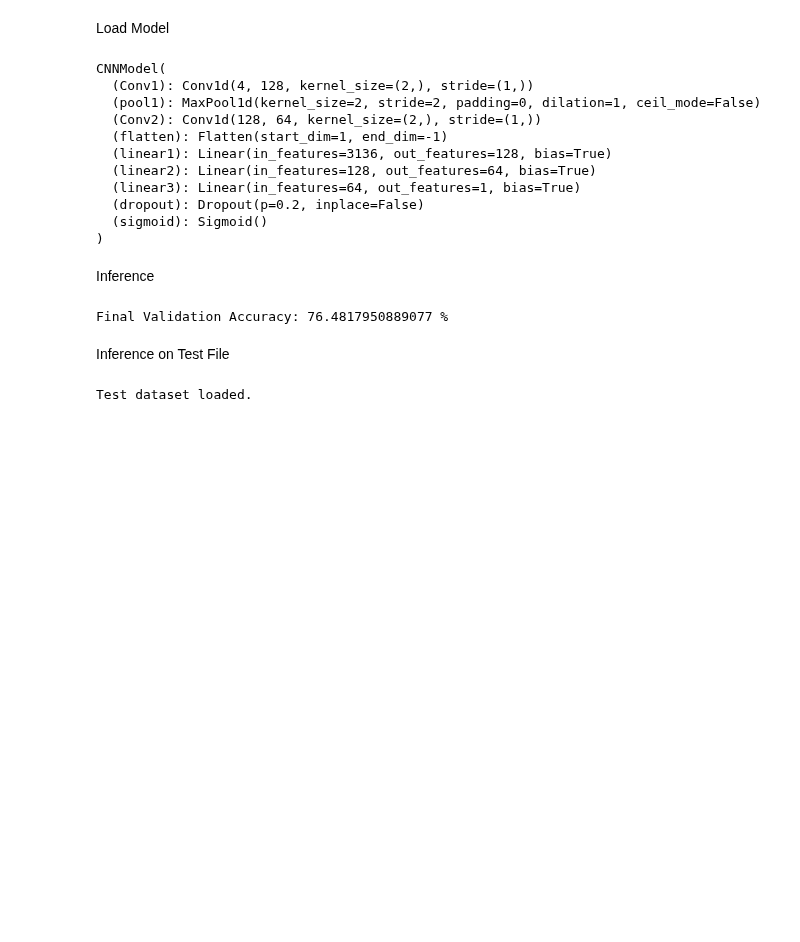
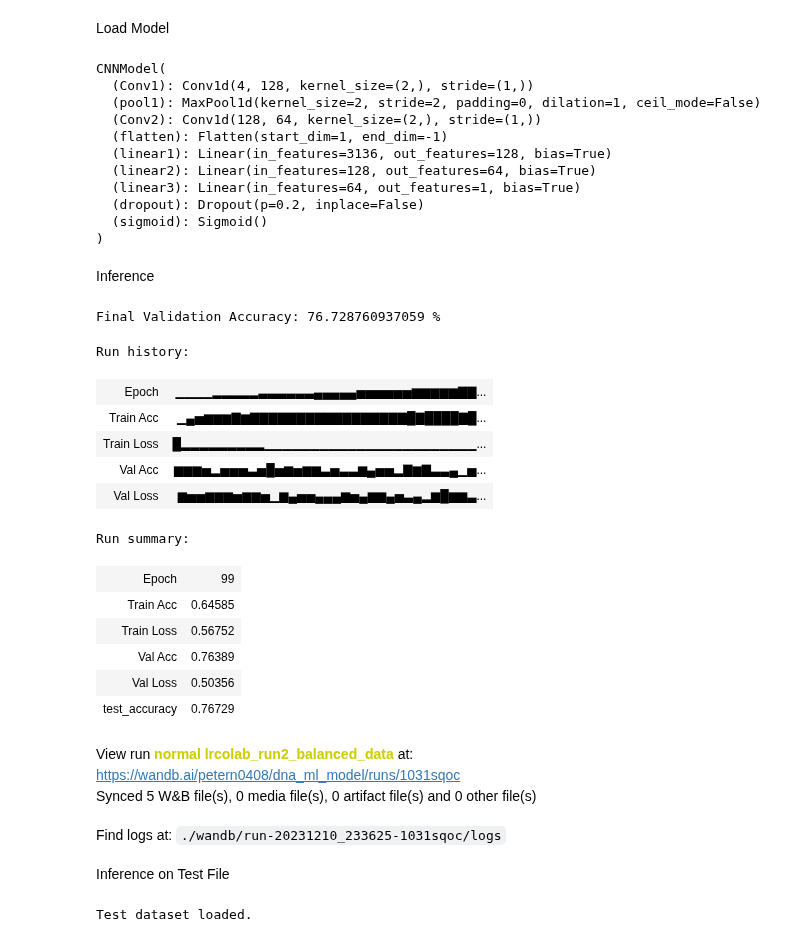
Before and after one commit to petern48/dna-ml-model, a Jupyter notebook: main.ipynb, the cells around one changed output. Saved outputs shown, nothing was run; the diff lists cells and outputs as text; code cells hidden in the pictures; blank space fills up the shorter version.

```diff
--- a/main.ipynb
+++ b/main.ipynb
@@ -120,10 +125,10 @@ val_loader = torch.utils.data.DataLoader(
 )
 # %%
 # TRAINING LOOP
-USING_WANDB = False
+# USING_WANDB = False
 if USING_WANDB:
 
-    note = "" #"0.5_dropout"
+    note = "normal lr" # "0.5_dropout"
     wandb.init(
         project="dna_ml_model",
         # name=f"experiment_{run}"
@@ -146,6 +151,7 @@ for epoch in range(epochs):
     running_loss = 0.0
     running_corrects = 0.0
 
+    model.train()
     for batch in tqdm(train_loader):  # show the times for each batch
         # Forward propagate
         samples, labels = batch["sequences"].to(device), batch['labels'].to(device)
@@ -168,6 +174,7 @@ for epoch in range(epochs):
     # if step % n_eval == 0:
     # Compute training loss and accuracy.
     with torch.no_grad():
+        model.eval()
         # Compute validation loss and accuracy.
         # accuracy = utils.compute_accuracy(outputs, labels)  # only does current batch
         val_loss, val_acc = utils.evaluate(val_loader, model, loss_fn, device)
@@ -189,7 +196,6 @@ for epoch in range(epochs):
                         "Val Acc": val_acc,
                         "Epoch": epoch
             })
-
         # step += 1
 
     print()
@@ -235,27 +241,46 @@ Inference
 # %%
 total_predictions = 0
 total_correct = 0
+
+model.eval()
 
 for batch in tqdm(val_loader):
     val_samples, val_labels = batch['sequences'].to(device), batch['labels'].to(device)
     val_outputs = model(val_samples)
     # print(torch.round(val_outputs))
     val_labels = val_labels.reshape(-1, 1).float()
 
     val_loss = loss_fn(val_outputs, val_labels).item()  # change tensor to single val
 
     total_correct += (torch.round(val_outputs) == val_labels).sum().item()
 
     total_predictions += len(val_outputs)
 
+model.train()
 val_accuracy = total_correct / total_predictions
 print(f"Final Validation Accuracy: {val_accuracy * 100} %")
 
-# wandb.summary['test_accuracy'] = val_accuracy
+wandb.summary['test_accuracy'] = val_accuracy
 
-# wandb.finish()
+wandb.finish()
 # %% [output]
-Final Validation Accuracy: 76.4817950889077 %
+Final Validation Accuracy: 76.728760937059 %
+Run history:
+| Epoch | ▁▁▁▁▂▂▂▂▂▃▃▃▃▃▃▄▄▄▄▄▅▅▅▅▅▅▆▆▆▆▆▇▇... |
+| Train Acc | ▁▄▅▆▆▆▇▆▇▇▇▇▇▇▇▇▇▇▇▇▇▇▇▇▇█▇████▇█... |
+| Train Loss | █▂▂▂▂▂▂▂▂▂▁▁▁▁▁▁▁▁▁▁▁▁▁▁▁▁▁▁▁▁▁▁▁... |
+| Val Acc | ▆▆▆▅▂▅▅▅▃▅█▅▆▅▆▆▃▅▃▃▆▄▅▅▂▇▆▇▃▃▄▁▅... |
+| Val Loss | ▆▅▅▆▆▆▅▆▆▅▁▆▄▅▅▄▄▄▆▅▄▆▆▄▅▃▄▂▆█▆▆▃... |
+Run summary:
+| Epoch | 99 |
+| Train Acc | 0.64585 |
+| Train Loss | 0.56752 |
+| Val Acc | 0.76389 |
+| Val Loss | 0.50356 |
+| test_accuracy | 0.76729 |
+View run normal lrcolab_run2_balanced_data at: https://wandb.ai/petern0408/dna_ml_model/runs/1031sqoc
+Synced 5 W&B file(s), 0 media file(s), 0 artifact file(s) and 0 other file(s)
+Find logs at: ./wandb/run-20231210_233625-1031sqoc/logs
 # %% [markdown]
 Inference on Test File
 # %%
```
Also changed, not shown: parts of 12 cells of this notebook.
